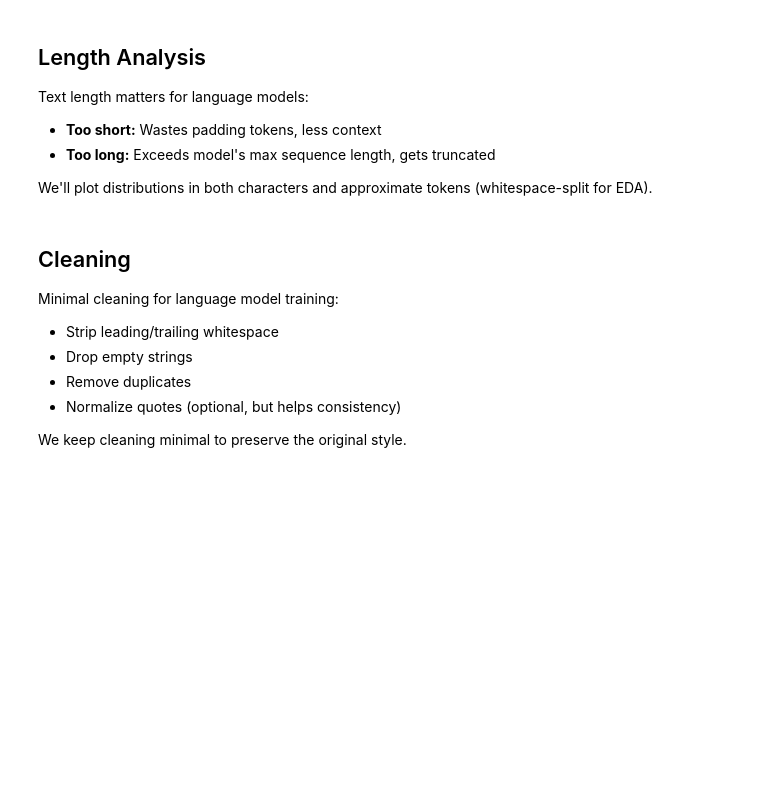
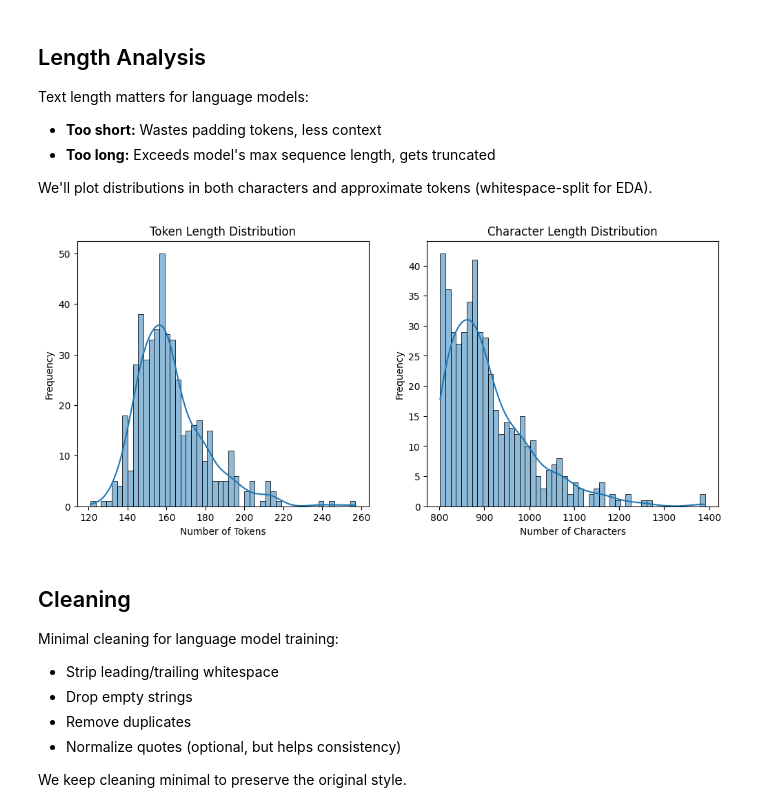
Before and after one commit to Tuminha/Frankenstein-LLM-Fine-Tuning-with-Mistral, a Jupyter notebook: notebooks/01_eda_dataset.ipynb, the cells around one changed output. Cells and saved outputs as stored; diff of their text form; code cells hidden in the pictures; blank space fills up the shorter version.

```diff
--- a/notebooks/01_eda_dataset.ipynb
+++ b/notebooks/01_eda_dataset.ipynb
@@ -33,6 +33,8 @@ For language models, data quality directly impacts:
 import pandas as pd
 from pathlib import Path
 
+csv_path = "../data/raw/frankenstein_chunks.csv"
+
 def load_snippets(csv_path):
     """
     Load CSV file and validate structure.
@@ -43,8 +45,13 @@ def load_snippets(csv_path):
     Returns:
         pd.DataFrame: DataFrame with 'text' column
     """
-    raise NotImplementedError
+    df = pd.read_csv(csv_path)
+    assert 'text' in df.columns, "Missing 'text' column"
+    assert df['text'].notna().all(), "Missing values in 'text' column"
+    return df
+
+
 
 # Load and inspect
-df = load_snippets("data/raw/frankenstein_chunks.csv")
+df = load_snippets(csv_path)
 print(f"Loaded {len(df)} rows")
@@ -59,26 +68,49 @@ We'll plot distributions in both characters and approximate tokens (whitespace-s
 # %%
 # === TODO (you code this) ===
 # Plot length histogram in tokens (roughly) and characters.
 # Hints:
 #   - Simple whitespace token counts are fine for EDA
 #   - Use matplotlib or seaborn for histograms
 #   - Show both character and token distributions
 # Acceptance:
 #   - displays two plots
 
 import matplotlib.pyplot as plt
 import seaborn as sns
+import os
 
 def plot_lengths(df):
     """
     Plot text length distributions (characters and approximate tokens).
 
     Args:
         df: DataFrame with 'text' column
     """
-    raise NotImplementedError
+    tokens = [len(text.split()) for text in df['text']]
+    chars = [len(text) for text in df['text']]
+
+    plt.figure(figsize=(12, 5))
+    plt.subplot(1, 2, 1)
+    sns.histplot(tokens, bins=50, kde=True)
+    plt.title('Token Length Distribution')
+    plt.xlabel('Number of Tokens')
+    plt.ylabel('Frequency')
+
+    plt.subplot(1, 2, 2)
+    sns.histplot(chars, bins=50, kde=True)
+    plt.title('Character Length Distribution')
+    plt.xlabel('Number of Characters')
+    plt.ylabel('Frequency')
+    plt.show()
+
+    if not os.path.exists('../images'):
+        os.makedirs('../images')
+    plt.savefig('../images/length_distributions.png')
+    plt.close()
 
 plot_lengths(df)
+# %% [output]
+[figure, added]
 # %% [markdown]
 ## Cleaning
 
```
Also changed, not shown: parts of 3 cells of this notebook, 2 other files.
